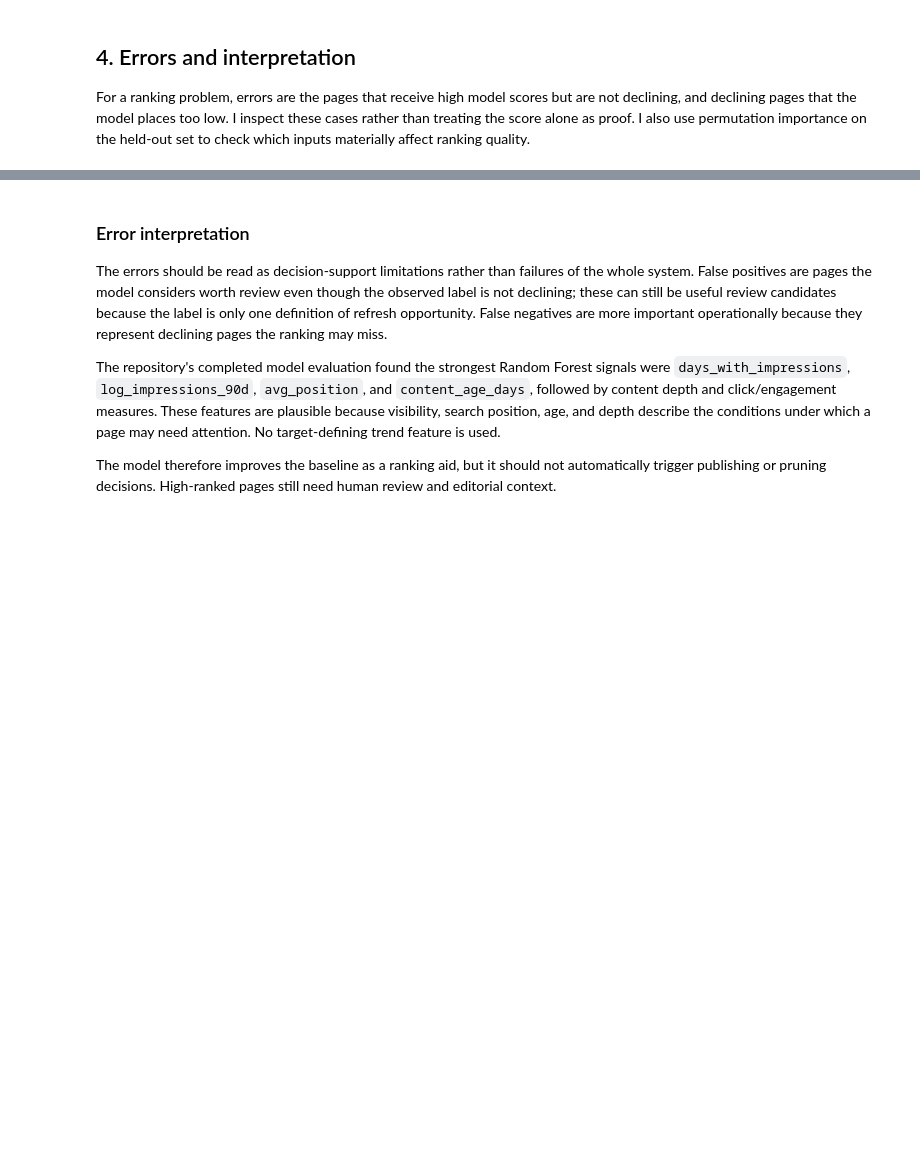
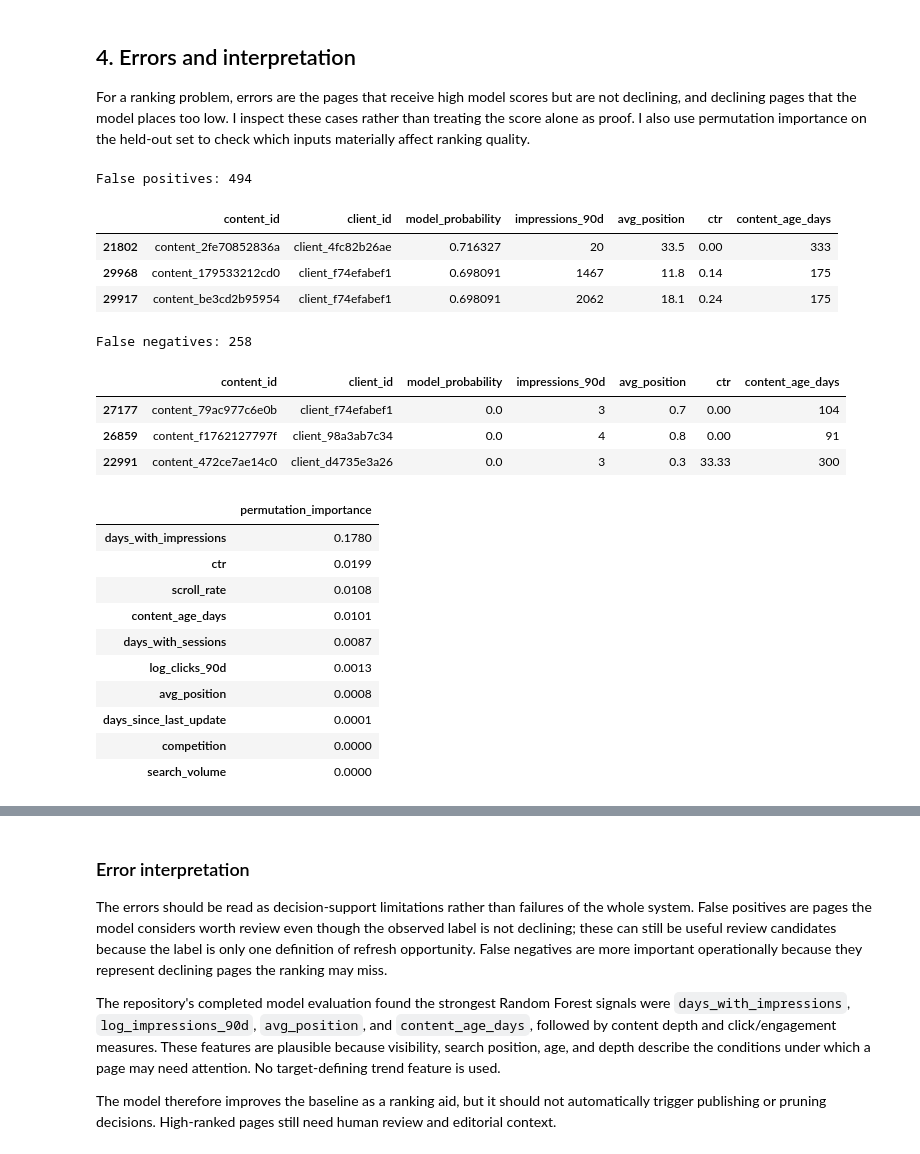
Before and after one commit to Roselyn-Koech/flyrank-ml-internship, a Jupyter notebook: work/notebooks/w05_model.ipynb, the cells around one changed output, grey strips where cells are left out. Cells and saved outputs as stored; diff of their text form; code cells hidden in the pictures; blank space fills up the shorter version.

```diff
--- a/work/notebooks/w05_model.ipynb
+++ b/work/notebooks/w05_model.ipynb
@@ -141,18 +341,58 @@ For a ranking problem, errors are the pages that receive high model scores but a
 # %%
 best_model = trained[best_model_name]
 test_frame = df.iloc[test_idx].copy()
 test_frame['model_probability'] = best_model.predict_proba(X.iloc[test_idx])[:,1]
 test_frame['predicted_positive'] = (test_frame['model_probability'] >= 0.5).astype(int)
 
 false_positive = test_frame[(test_frame['predicted_positive']==1) & (test_frame['is_declining_label']==0)].sort_values('model_probability', ascending=False)
 false_negative = test_frame[(test_frame['predicted_positive']==0) & (test_frame['is_declining_label']==1)].sort_values('model_probability', ascending=True)
 
 print('False positives:', len(false_positive))
 display(false_positive[['content_id','client_id','model_probability','impressions_90d','avg_position','ctr','content_age_days']].head(3))
 print('False negatives:', len(false_negative))
 display(false_negative[['content_id','client_id','model_probability','impressions_90d','avg_position','ctr','content_age_days']].head(3))
 
-perm = permutation_importance(best_model, X.iloc[test_idx], y.iloc[test_idx], scoring='average_precision', n_repeats=3, random_state=RANDOM_STATE, n_jobs=-1)
-feature_names = best_model.named_steps['prep'].get_feature_names_out()
-importance = pd.Series(perm.importances_mean, index=feature_names).sort_values(ascending=False).head(10)
-display(importance.to_frame('permutation_importance').round(4))
+perm = permutation_importance(
+    best_model,
+    X.iloc[test_idx],
+    y.iloc[test_idx],
+    scoring='average_precision',
+    n_repeats=3,
+    random_state=RANDOM_STATE,
+    n_jobs=-1
+)
+
+importance = pd.Series(
+    perm.importances_mean,
+    index=X.columns
+).sort_values(
+    ascending=False
+).head(10)
+
+display(
+    importance.to_frame(
+        'permutation_importance'
+    ).round(4)
+)
+# %% [output]
+False positives: 494
+|  | content_id | client_id | model_probability | impressions_90d | avg_position | ctr | content_age_days |
+| 21802 | content_2fe70852836a | client_4fc82b26ae | 0.716327 | 20 | 33.5 | 0.00 | 333 |
+| 29968 | content_179533212cd0 | client_f74efabef1 | 0.698091 | 1467 | 11.8 | 0.14 | 175 |
+| 29917 | content_be3cd2b95954 | client_f74efabef1 | 0.698091 | 2062 | 18.1 | 0.24 | 175 |
+False negatives: 258
+|  | content_id | client_id | model_probability | impressions_90d | avg_position | ctr | content_age_days |
+| 27177 | content_79ac977c6e0b | client_f74efabef1 | 0.0 | 3 | 0.7 | 0.00 | 104 |
+| 26859 | content_f1762127797f | client_98a3ab7c34 | 0.0 | 4 | 0.8 | 0.00 | 91 |
+| 22991 | content_472ce7ae14c0 | client_d4735e3a26 | 0.0 | 3 | 0.3 | 33.33 | 300 |
+|  | permutation_importance |
+| days_with_impressions | 0.1780 |
+| ctr | 0.0199 |
+| scroll_rate | 0.0108 |
+| content_age_days | 0.0101 |
+| days_with_sessions | 0.0087 |
+| log_clicks_90d | 0.0013 |
+| avg_position | 0.0008 |
+| days_since_last_update | 0.0001 |
+| competition | 0.0000 |
+| search_volume | 0.0000 |
```
Also changed, not shown: parts of 4 cells of this notebook.
